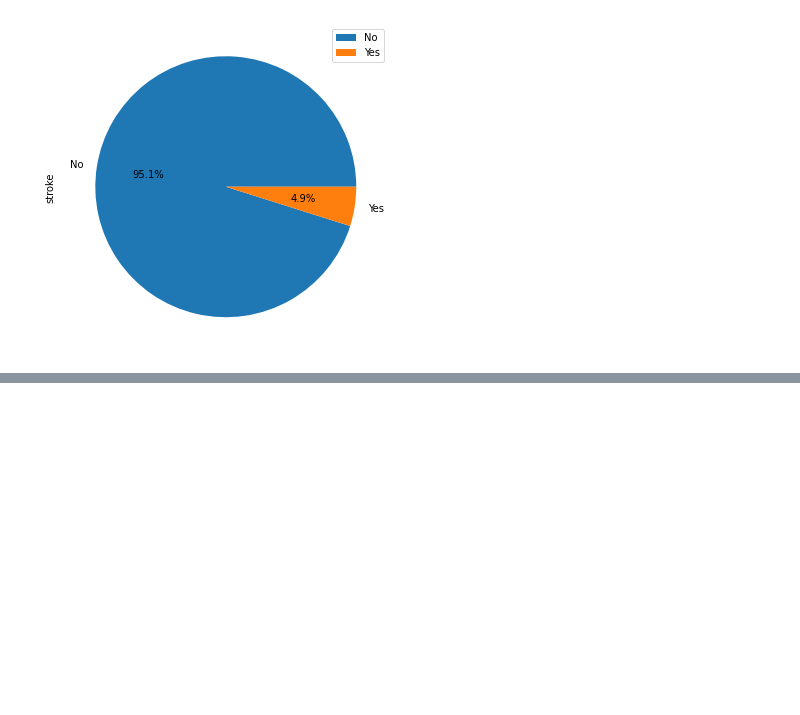
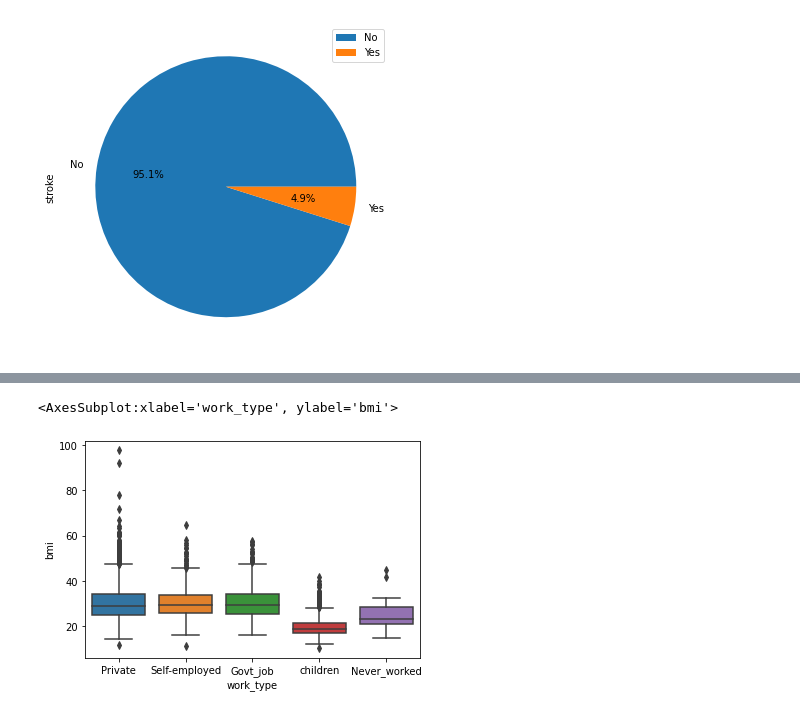
Before and after one commit to justindavin/CP468-Term-Project, a Jupyter notebook: Stroke Prediction.ipynb, the cells around one changed output, grey strips where cells are left out. Cells and saved outputs as stored; diff of their text form; code cells hidden in the pictures; blank space fills up the shorter version.

```diff
--- a/Stroke Prediction.ipynb
+++ b/Stroke Prediction.ipynb
@@ -224,0 +228,5 @@ df.isnull().sum()
+# %%
+sns.boxplot(x='work_type', y='bmi', data=df)
+# %% [output]
+<AxesSubplot:xlabel='work_type', ylabel='bmi'>
+[figure, added]
```
Also changed, not shown: parts of 47 cells of this notebook.
